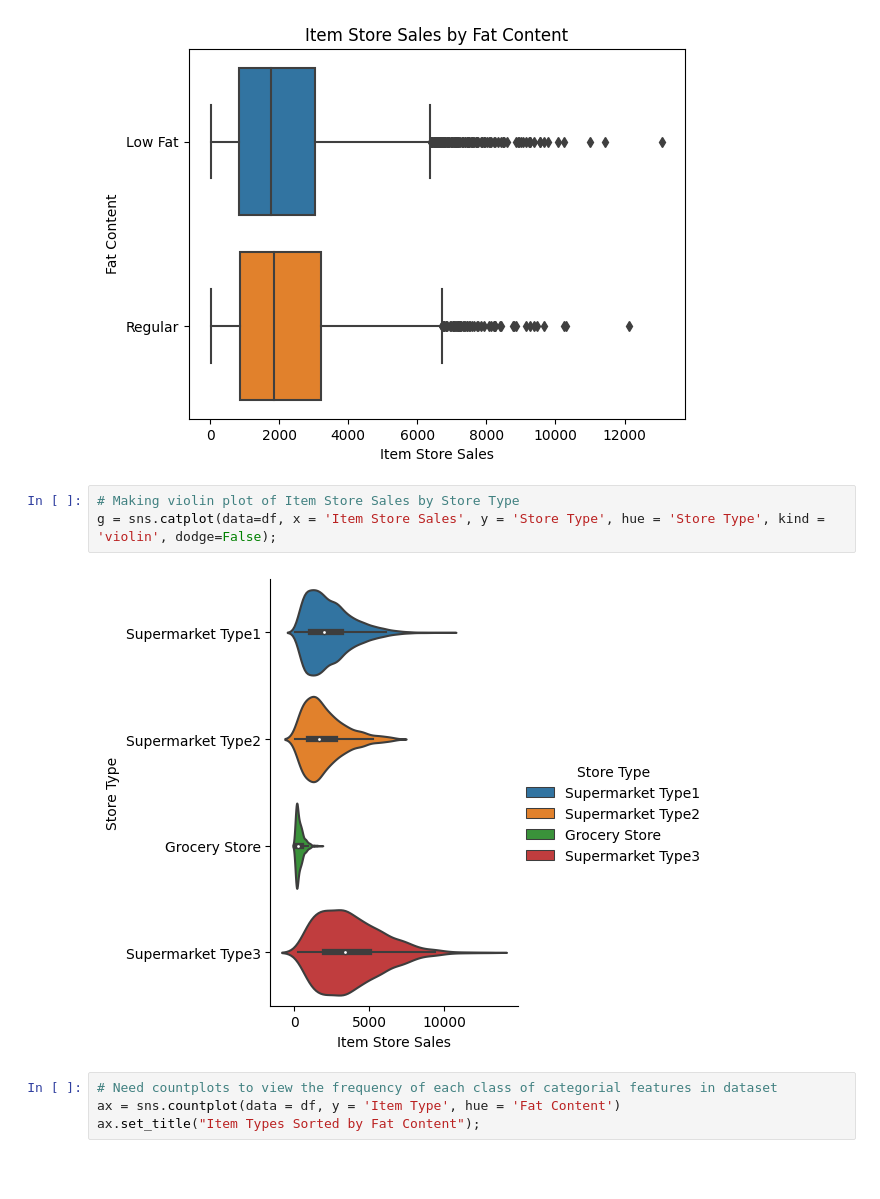
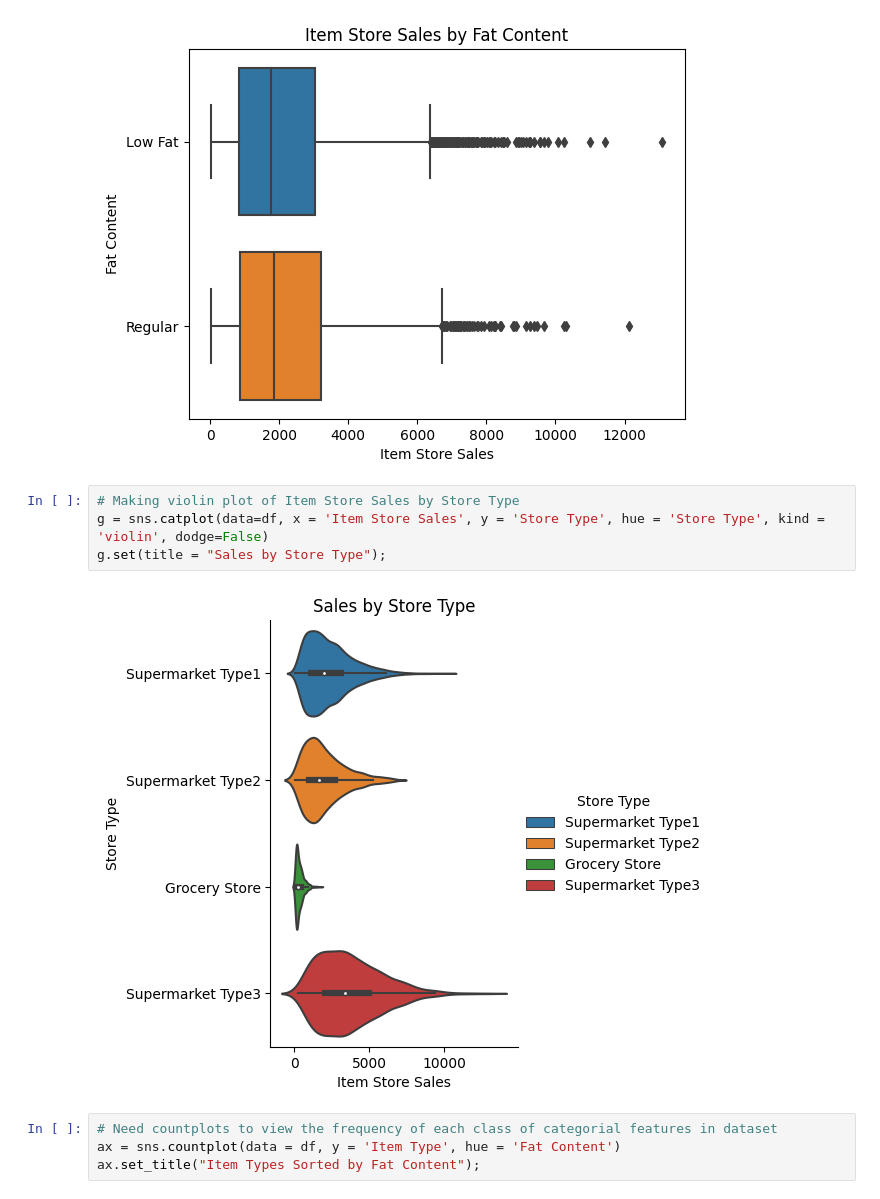
Before and after one commit to Rovidicus/Prediction-of-Product-Sales, a Jupyter notebook: PredictionofProductSales_LukeH.ipynb, the cells around one changed output. Saved outputs shown, nothing was run; the diff lists cells and outputs as text; blank space fills up the shorter version.

```diff
--- a/PredictionofProductSales_LukeH.ipynb
+++ b/PredictionofProductSales_LukeH.ipynb
@@ -408,9 +408,10 @@ ax.set(title = "Item Store Sales by Fat Content");
 [figure]
 # %%
 # Making violin plot of Item Store Sales by Store Type
-g = sns.catplot(data=df, x = 'Item Store Sales', y = 'Store Type', hue = 'Store Type', kind = 'violin', dodge=False);
+g = sns.catplot(data=df, x = 'Item Store Sales', y = 'Store Type', hue = 'Store Type', kind = 'violin', dodge=False)
+g.set(title = "Sales by Store Type");
 # %% [output]
-[figure, old version]
+[figure, new version]
 # %%
 # Need countplots to view the frequency of each class of categorial features in dataset
 ax = sns.countplot(data = df, y = 'Item Type', hue = 'Fat Content')
```
Also changed, not shown: parts of 3 cells of this notebook.
